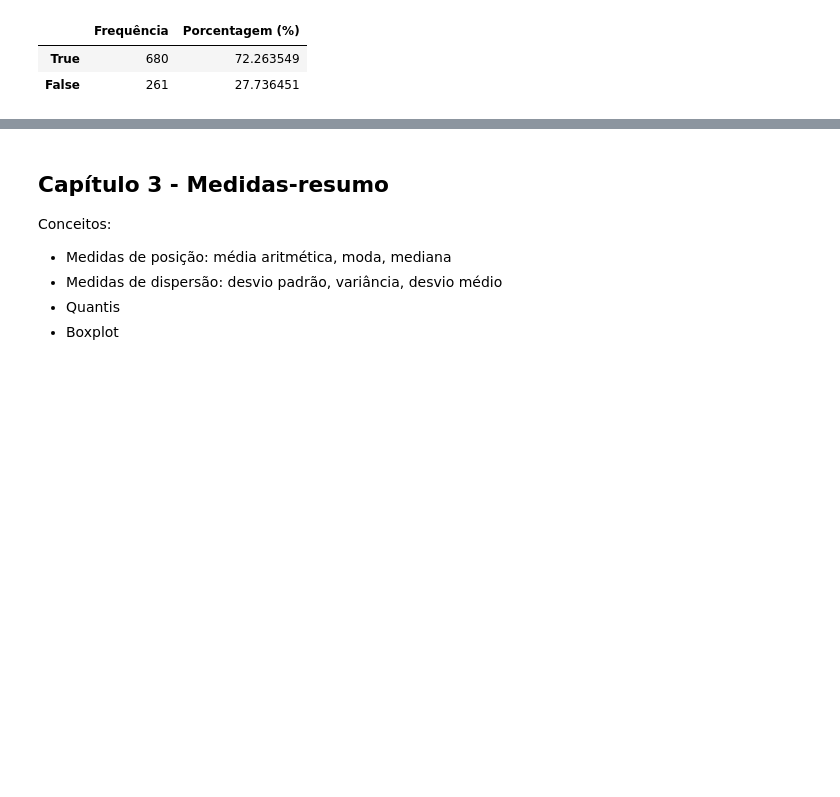
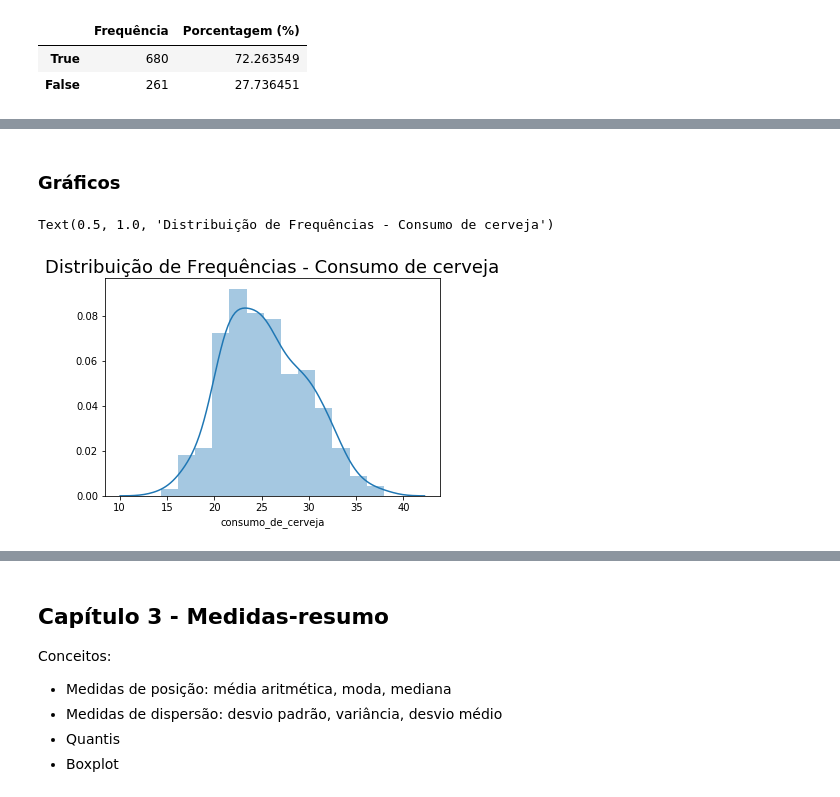
Before and after one commit to beatrizmilz/grupo_estudo_data_science_II, a Jupyter notebook: consumo_cerveja.ipynb, the cells around one changed output, grey strips where cells are left out. Drawn from its saved outputs; the diff is of its cells as text; code cells hidden in the pictures; blank space fills up the shorter version.

```diff
--- a/consumo_cerveja.ipynb
+++ b/consumo_cerveja.ipynb
@@ -300,0 +306,7 @@ pd.DataFrame({"Frequência":pd.value_counts(
+# %% [markdown]
+### Gráficos
+# %%
+sns.distplot(consumo_cerveja["consumo_de_cerveja"]).set_title("Distribuição de Frequências - Consumo de cerveja", fontsize = 18)
+# %% [output]
+Text(0.5, 1.0, 'Distribuição de Frequências - Consumo de cerveja')
+[figure, added]
```
Also changed, not shown: parts of 8 cells of this notebook.
